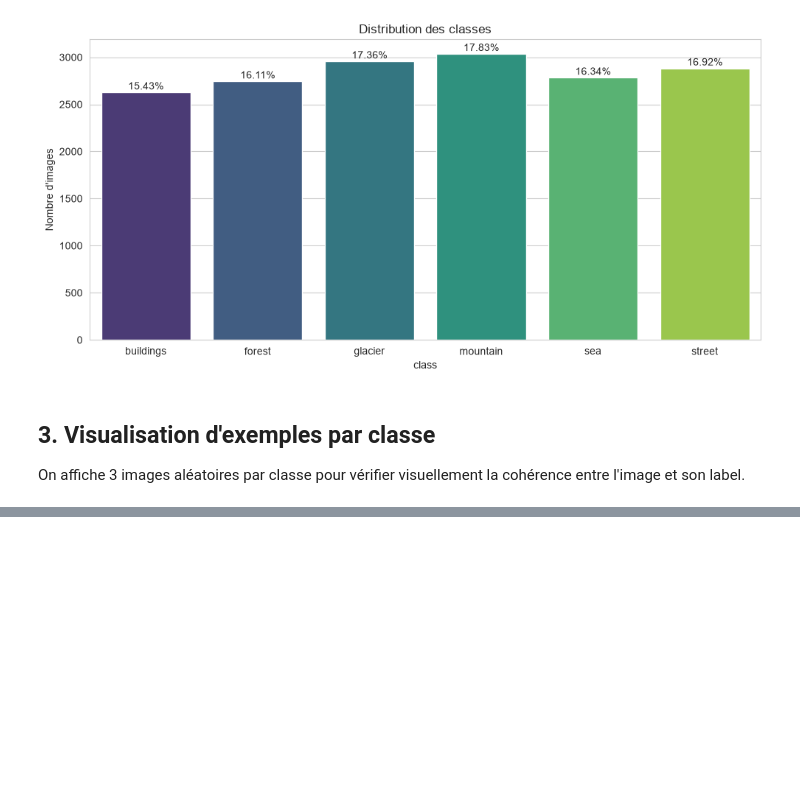
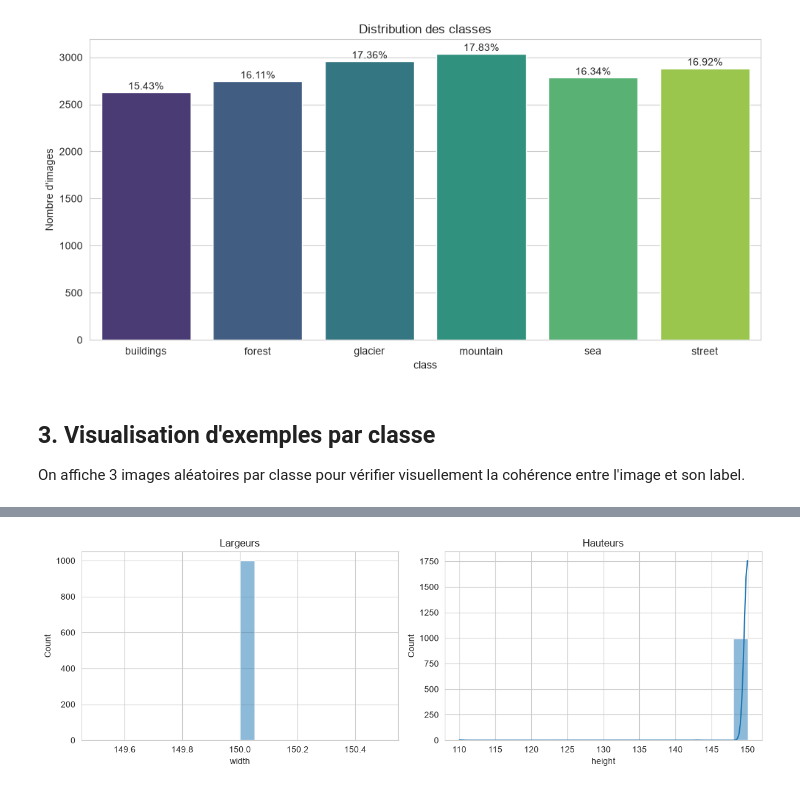
Before and after one commit to yassir-lazreq/Classification_images_Deep_Learning, a Jupyter notebook: notebooks/01_exploration.ipynb, the cells around one changed output, grey strips where cells are left out. Saved outputs shown, nothing was run; the diff lists cells and outputs as text; code cells hidden in the pictures; blank space fills up the shorter version.

```diff
--- a/notebooks/01_exploration.ipynb
+++ b/notebooks/01_exploration.ipynb
@@ -114,0 +121,14 @@ plt.show()
+# %%
+sample_size = 1000
+sample_paths = random.sample(list(paths), sample_size)
+
+sizes, modes = [], []
+for p in sample_paths:
+    with Image.open(p) as im:
+        sizes.append(im.size)      # (width, height)
+        modes.append(im.mode)
+
+size_df = pd.DataFrame(sizes, columns=["width", "height"])
+print("Dimensions (échantillon de 1000) :")
+print(size_df.describe().round(1))
+print("\nModes couleur :", Counter(modes))
@@ -114,0 +148,8 @@ plt.show()
+# %%
+fig, axes = plt.subplots(1, 2, figsize=(12, 4))
+sns.histplot(size_df["width"],  bins=20, ax=axes[0], kde=True).set_title("Largeurs")
+sns.histplot(size_df["height"], bins=20, ax=axes[1], kde=True).set_title("Hauteurs")
+plt.tight_layout()
+plt.show()
+# %% [output]
+[figure, added]
```
Also changed, not shown: parts of 12 cells of this notebook.
